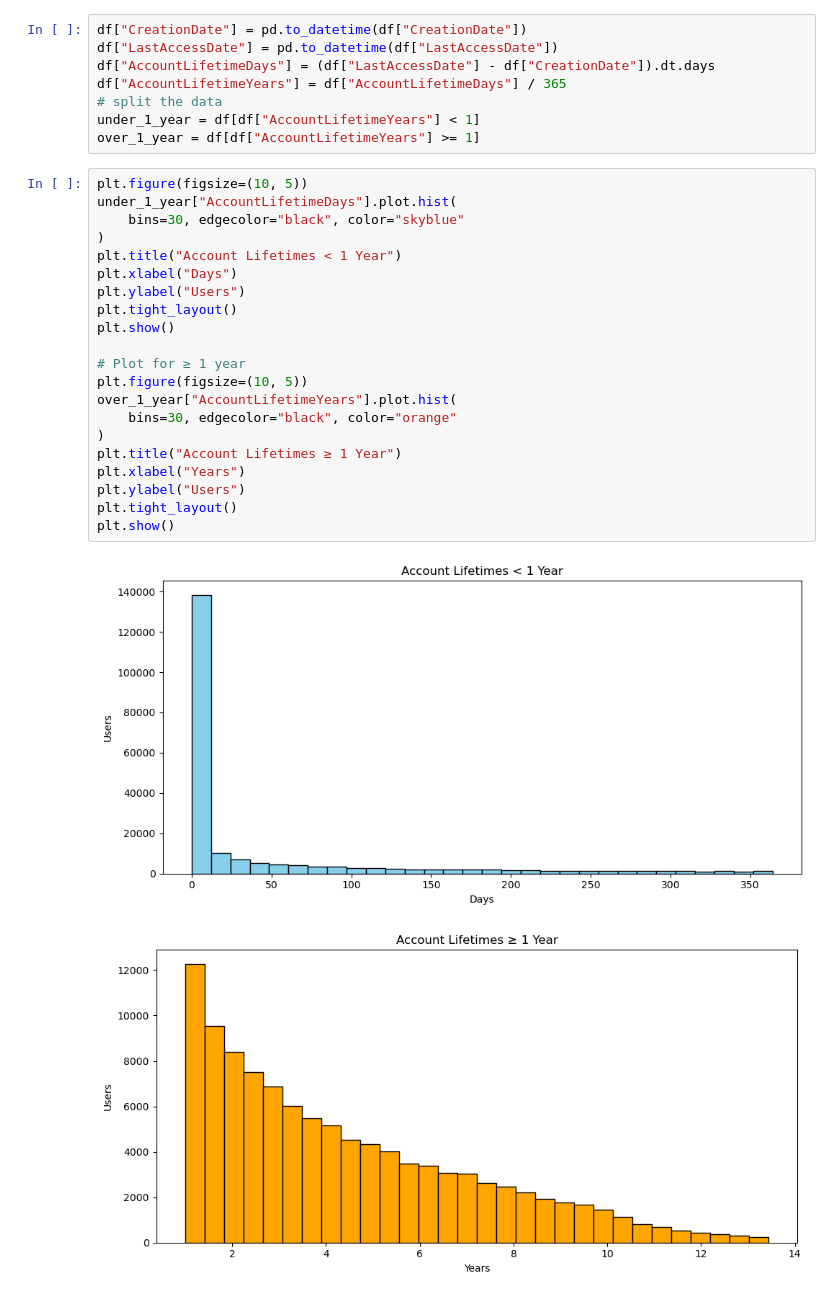
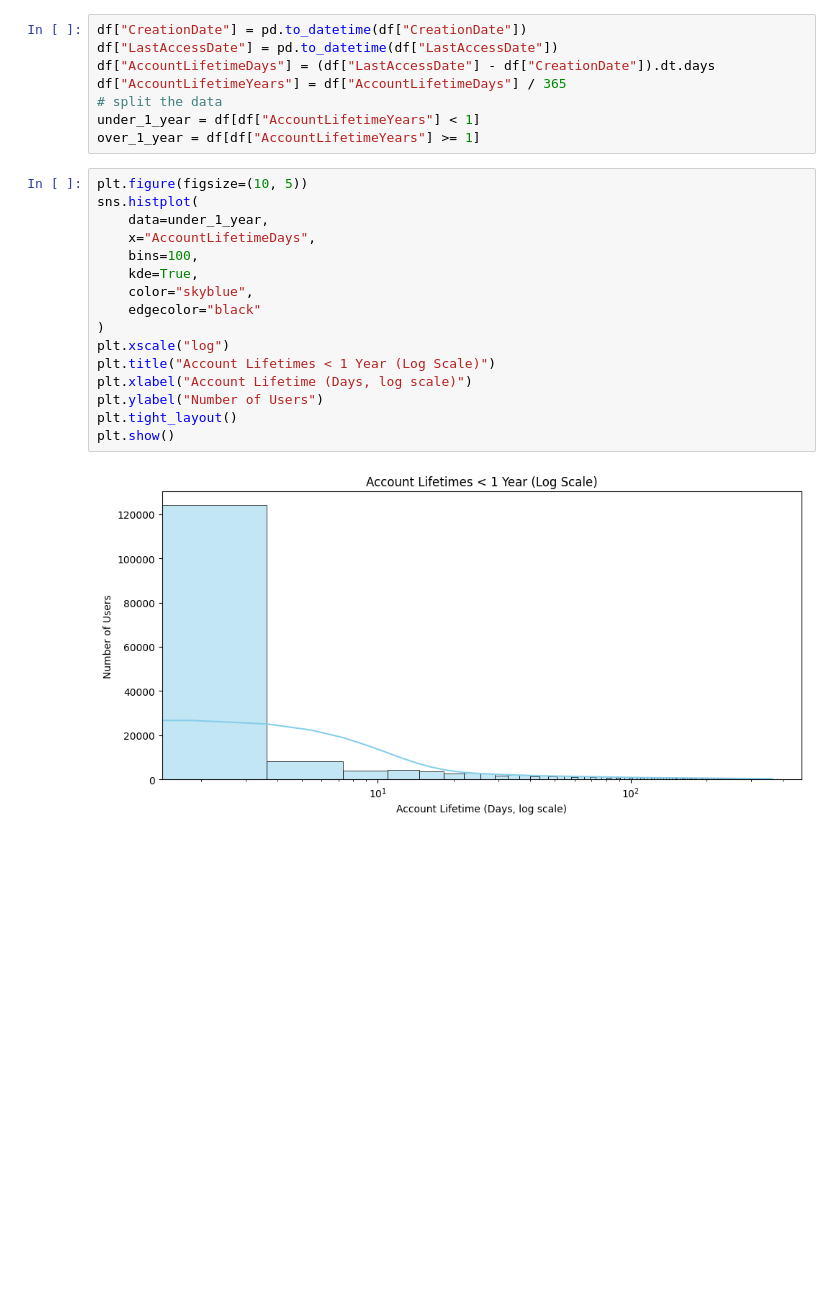
Before and after one commit to QiaNiang/Data-Mining-Stackexchange, a Jupyter notebook: week2/analysisCountry.ipynb, the cells around one changed output. Saved outputs shown, nothing was run; the diff lists cells and outputs as text; blank space fills up the shorter version.

```diff
--- a/week2/analysisCountry.ipynb
+++ b/week2/analysisCountry.ipynb
@@ -95,25 +109,19 @@ under_1_year = df[df["AccountLifetimeYears"] < 1]
 over_1_year = df[df["AccountLifetimeYears"] >= 1]
 # %%
 plt.figure(figsize=(10, 5))
-under_1_year["AccountLifetimeDays"].plot.hist(
-    bins=30, edgecolor="black", color="skyblue"
+sns.histplot(
+    data=under_1_year,
+    x="AccountLifetimeDays",
+    bins=100,
+    kde=True,
+    color="skyblue",
+    edgecolor="black"
 )
-plt.title("Account Lifetimes < 1 Year")
-plt.xlabel("Days")
-plt.ylabel("Users")
+plt.xscale("log")
+plt.title("Account Lifetimes < 1 Year (Log Scale)")
+plt.xlabel("Account Lifetime (Days, log scale)")
+plt.ylabel("Number of Users")
 plt.tight_layout()
 plt.show()
-
-# Plot for ≥ 1 year
-plt.figure(figsize=(10, 5))
-over_1_year["AccountLifetimeYears"].plot.hist(
-    bins=30, edgecolor="black", color="orange"
-)
-plt.title("Account Lifetimes ≥ 1 Year")
-plt.xlabel("Years")
-plt.ylabel("Users")
-plt.tight_layout()
-plt.show()
 # %% [output]
-[figure, old version]
+[figure, new version]
-[figure, removed]
```
Also changed, not shown: parts of 9 cells of this notebook, 6 other files.
